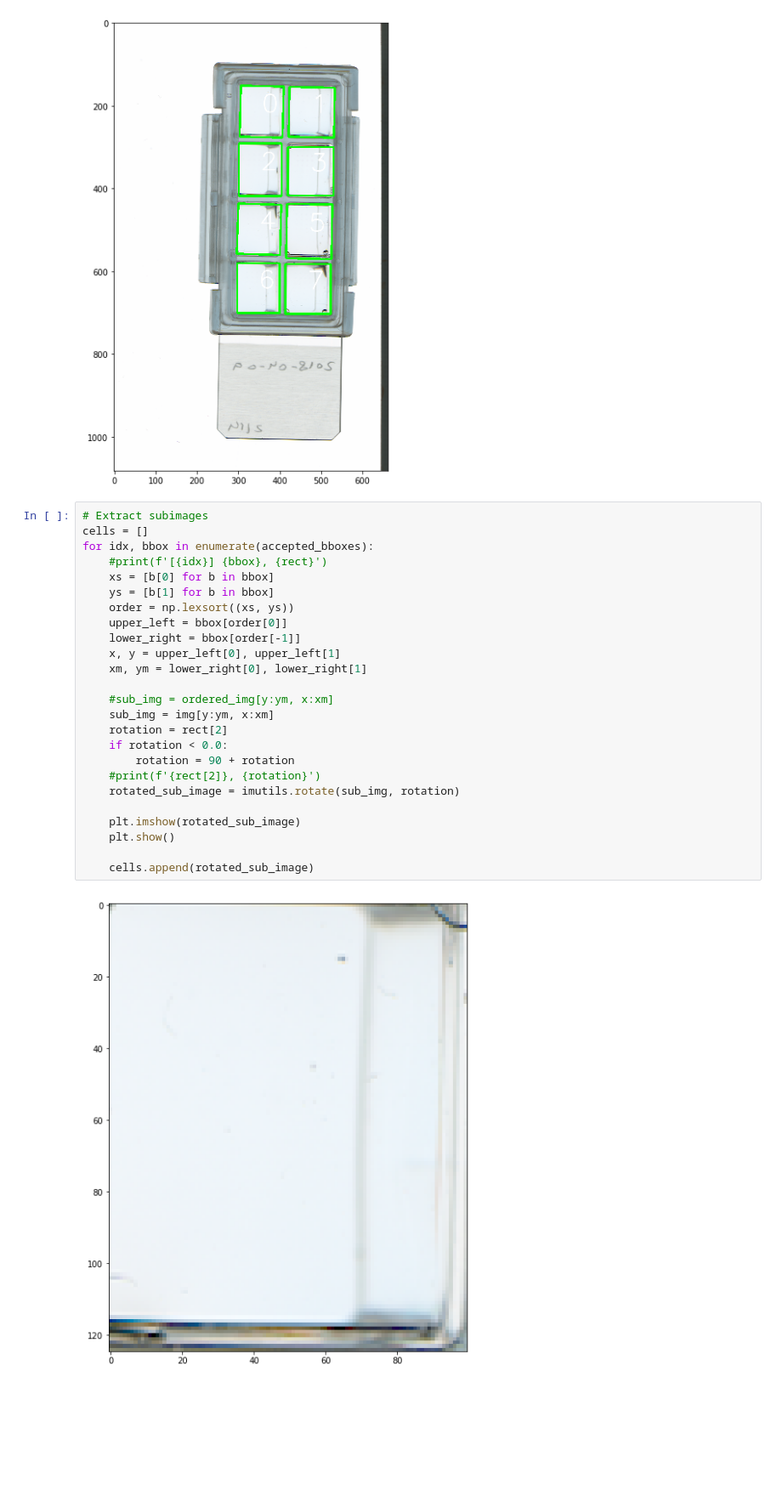
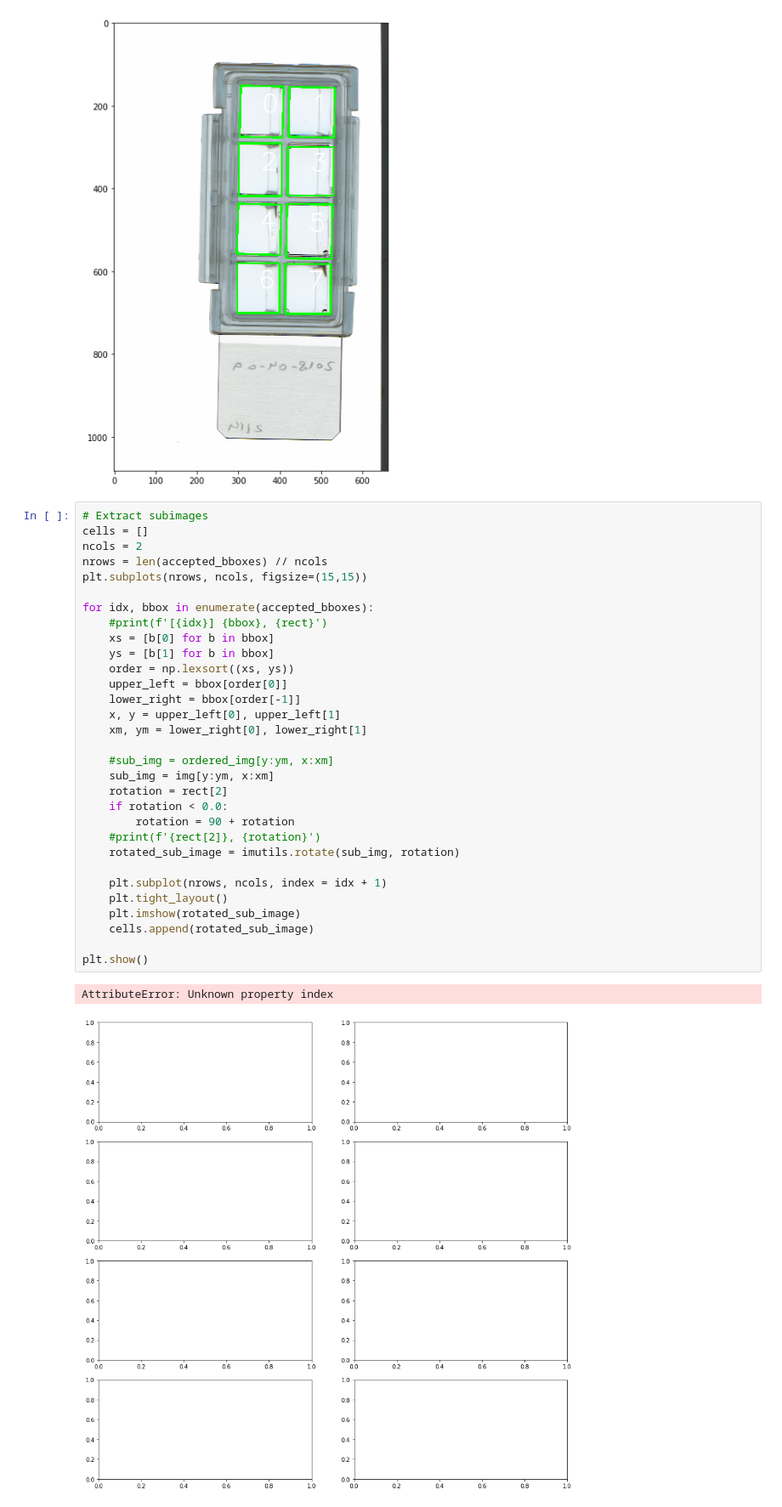
Before and after one commit to CSF-BioComp/marquant, a Jupyter notebook: experiments/manuel@opencvtesting.ipynb, the cells around one changed output. Shown: that part at 85% size. Drawn from its saved outputs; the diff is of its cells as text; blank space fills up the shorter version.

```diff
--- a/experiments/manuel@opencvtesting.ipynb
+++ b/experiments/manuel@opencvtesting.ipynb
@@ -149,27 +149,34 @@ plt.show()
 # %%
 # Extract subimages
 cells = []
+ncols = 2
+nrows = len(accepted_bboxes) // ncols
+plt.subplots(nrows, ncols, figsize=(15,15))
+
 for idx, bbox in enumerate(accepted_bboxes):
     #print(f'[{idx}] {bbox}, {rect}')
     xs = [b[0] for b in bbox]
     ys = [b[1] for b in bbox]
     order = np.lexsort((xs, ys))
     upper_left = bbox[order[0]]
     lower_right = bbox[order[-1]]
     x, y = upper_left[0], upper_left[1]
     xm, ym = lower_right[0], lower_right[1]
 
     #sub_img = ordered_img[y:ym, x:xm]
     sub_img = img[y:ym, x:xm]
     rotation = rect[2]
     if rotation < 0.0:
         rotation = 90 + rotation
     #print(f'{rect[2]}, {rotation}')
     rotated_sub_image = imutils.rotate(sub_img, rotation)
 
+    plt.subplot(nrows, ncols, index = idx + 1)
+    plt.tight_layout()
     plt.imshow(rotated_sub_image)
-    plt.show()
+    cells.append(rotated_sub_image)
 
-    cells.append(rotated_sub_image)
+plt.show()
 # %% [output]
+AttributeError: Unknown property index
-[figure, old version]
+[figure, new version]
```
Also changed, not shown: parts of 7 cells of this notebook.
